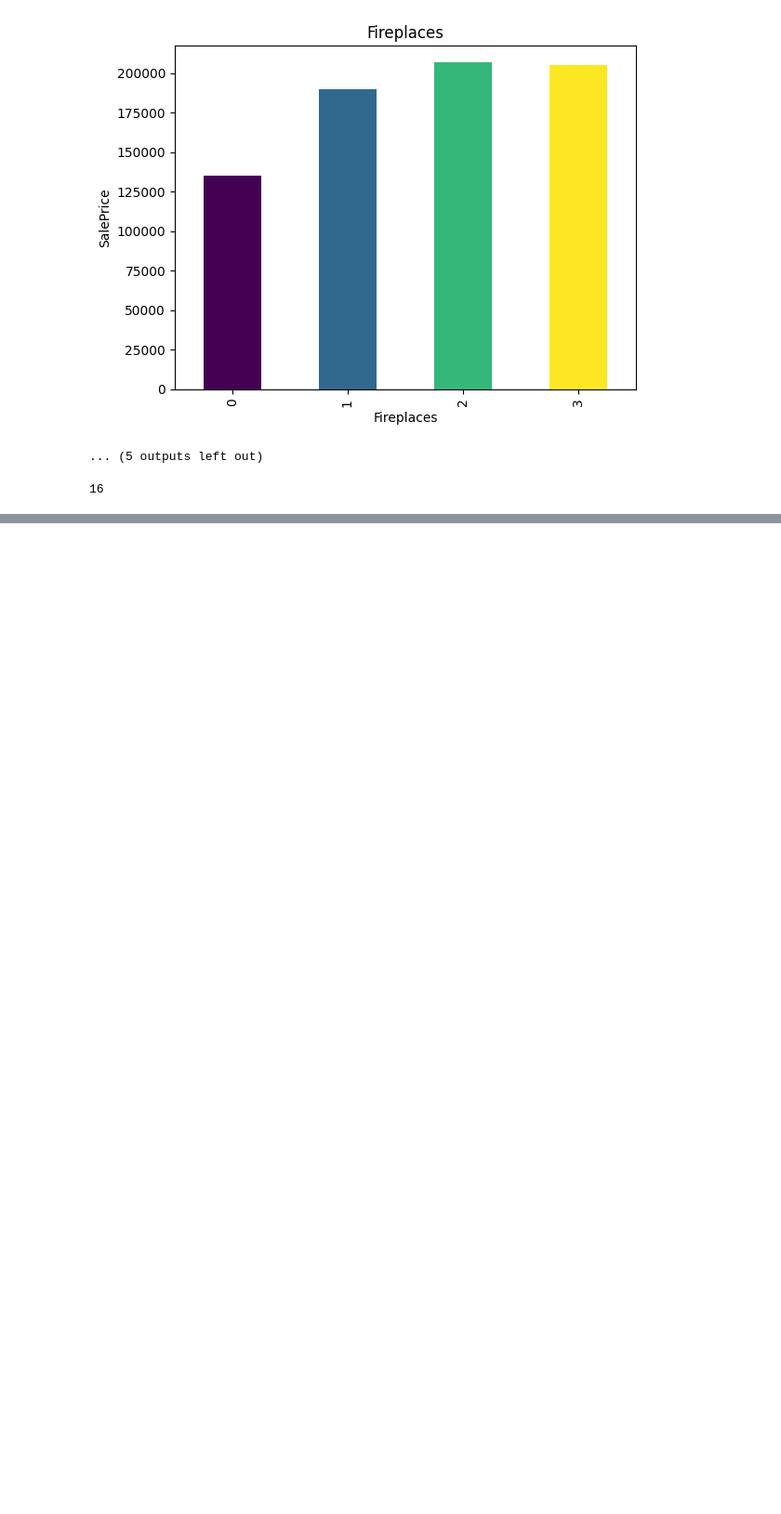
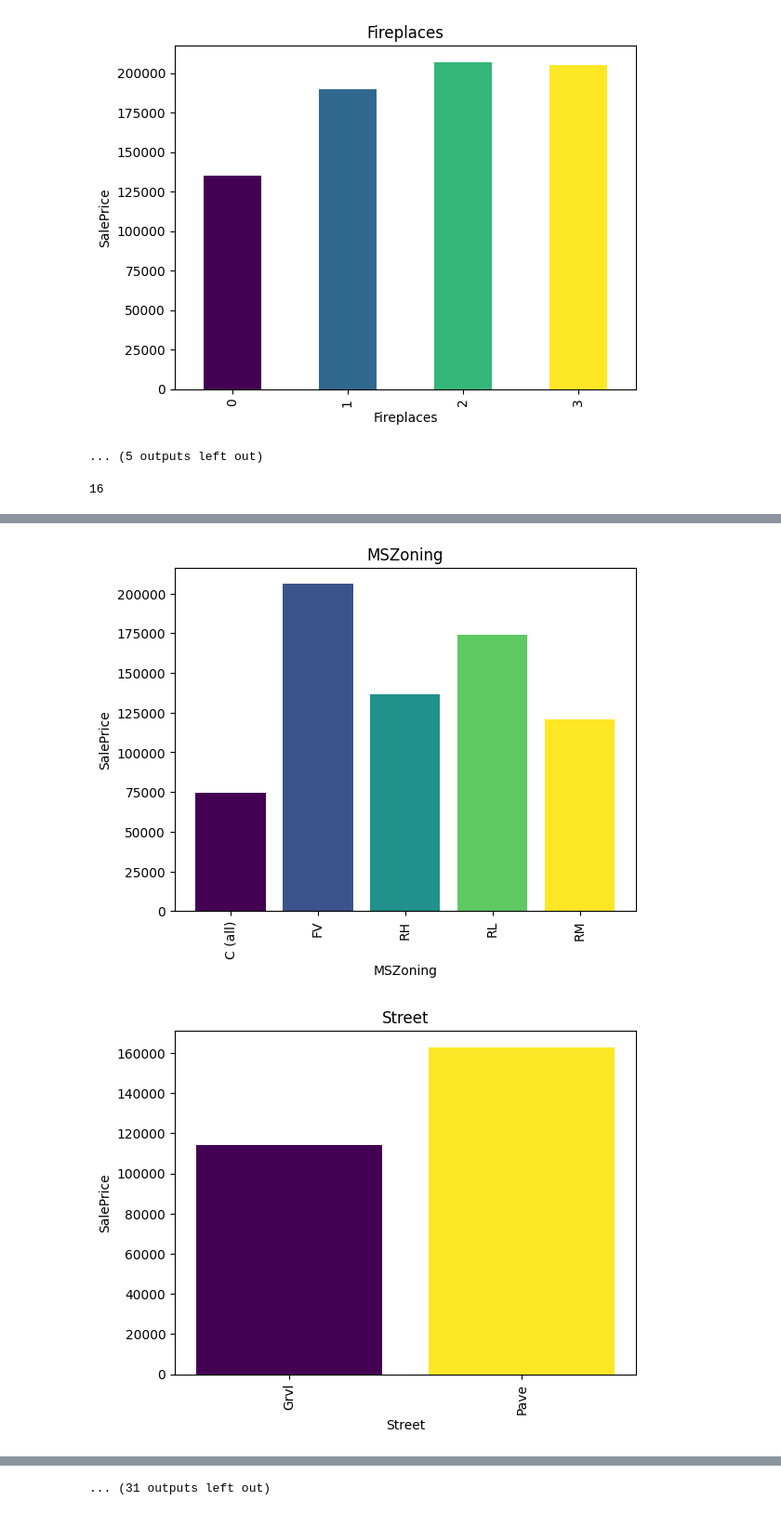
Before and after one commit to Kalluarjun/House-Prices-Advanced-Regression-Techniques, a Jupyter notebook: exploratory_data_analysis.ipynb, the cells around one changed output, grey strips where cells are left out. Shown at 93% size. Saved outputs shown, nothing was run; the diff lists cells and outputs as text; code cells hidden in the pictures; blank space fills up the shorter version.

```diff
--- a/exploratory_data_analysis.ipynb
+++ b/exploratory_data_analysis.ipynb
@@ -256,0 +275,3 @@ for feature in continuous_feature:
+# %%
+categorical_features= [feature for feature in dataset.columns if data[feature].dtypes== 'O']
+categorical_features
@@ -256,0 +305,3 @@ for feature in continuous_feature:
+# %%
+for feature in categorical_features:
+    print(f'{feature} has {len(dataset[feature].unique())} categories')
@@ -256,0 +326,14 @@ for feature in continuous_feature:
+# %%
+for feature in categorical_features:
+    data= dataset.copy()
+    median_values = data.groupby(feature)['SalePrice'].median()
+    colors = cm.viridis(np.linspace(0, 1, len(median_values)))
+    plt.bar(median_values.index, median_values.values, color=colors)
+    plt.xlabel(feature)
+    plt.ylabel('SalePrice')
+    plt.title(feature)
+    plt.xticks(rotation=90)
+    plt.show()
+# %% [output]
+[figure, added]
+[figure, added]
@@ -256,0 +350 @@ for feature in continuous_feature:
+... (31 outputs left out)
```
Also changed, not shown: parts of 8 cells of this notebook.
